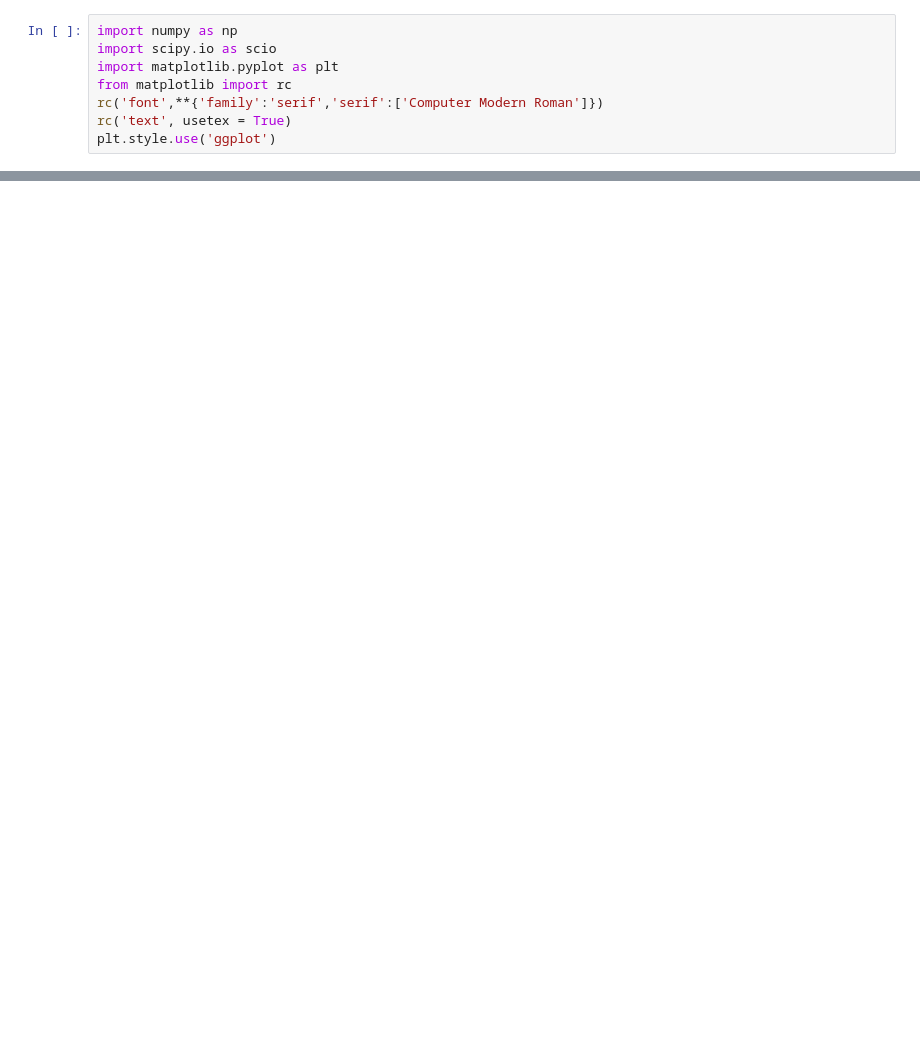
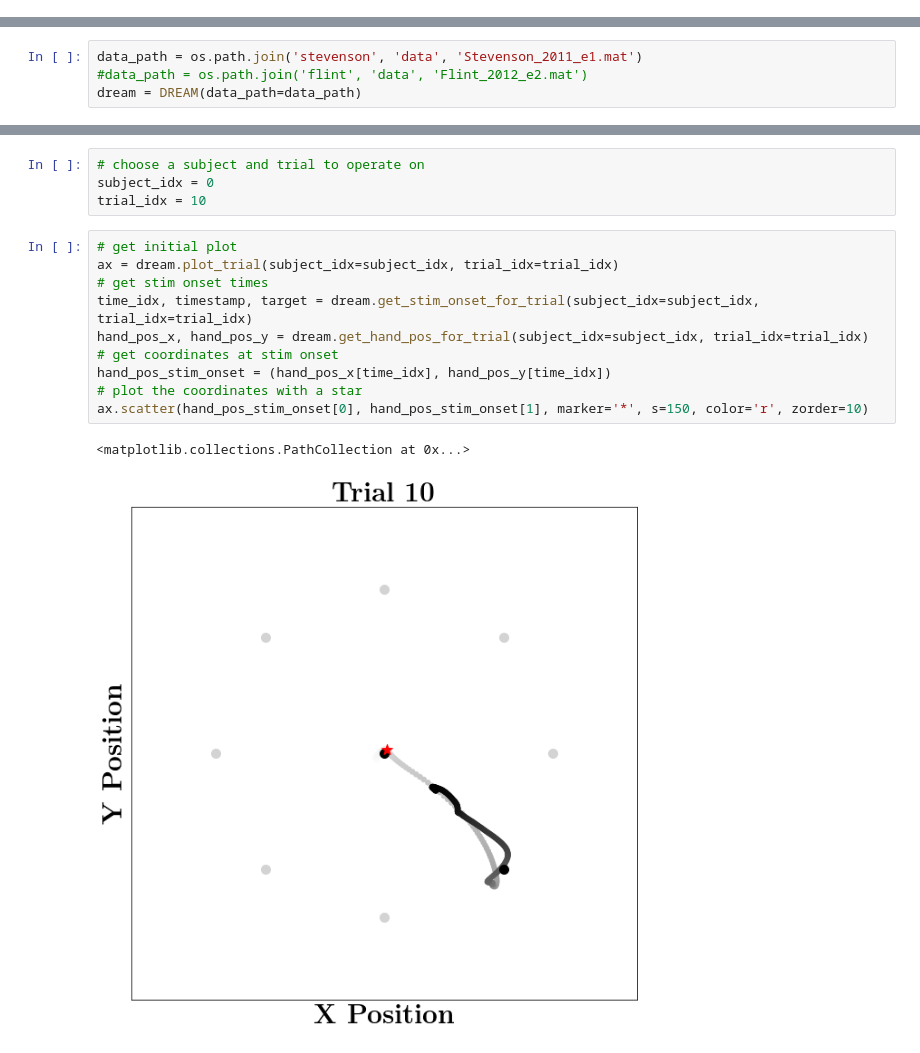
Before and after one commit to BouchardLab/neuropacks, a Jupyter notebook: DREAM/DREAM_tutorial.ipynb, the cells around one changed output, grey strips where cells are left out. Cells and saved outputs as stored; diff of their text form; blank space fills up the shorter version.

Commit message:
updated tutorial, dream utils

```diff
--- a/DREAM/DREAM_tutorial.ipynb
+++ b/DREAM/DREAM_tutorial.ipynb
@@ -3,8 +0,0 @@
-# %%
-import numpy as np
-import scipy.io as scio
-import matplotlib.pyplot as plt
-from matplotlib import rc
-rc('font',**{'family':'serif','serif':['Computer Modern Roman']})
-rc('text', usetex = True)
-plt.style.use('ggplot')
@@ -169,0 +37,4 @@ array([787.2155, 787.2255, 787.2355, 787.2455, 787.2555, 787.2655,
+# %%
+data_path = os.path.join('stevenson', 'data', 'Stevenson_2011_e1.mat')
+#data_path = os.path.join('flint', 'data', 'Flint_2012_e2.mat')
+dream = DREAM(data_path=data_path)
@@ -169,0 +69,17 @@ array([787.2155, 787.2255, 787.2355, 787.2455, 787.2555, 787.2655,
+# %%
+# choose a subject and trial to operate on
+subject_idx = 0
+trial_idx = 10
+# %%
+# get initial plot
+ax = dream.plot_trial(subject_idx=subject_idx, trial_idx=trial_idx)
+# get stim onset times
+time_idx, timestamp, target = dream.get_stim_onset_for_trial(subject_idx=subject_idx, trial_idx=trial_idx)
+hand_pos_x, hand_pos_y = dream.get_hand_pos_for_trial(subject_idx=subject_idx, trial_idx=trial_idx)
+# get coordinates at stim onset
+hand_pos_stim_onset = (hand_pos_x[time_idx], hand_pos_y[time_idx])
+# plot the coordinates with a star
+ax.scatter(hand_pos_stim_onset[0], hand_pos_stim_onset[1], marker='*', s=150, color='r', zorder=10)
+# %% [output]
+<matplotlib.collections.PathCollection at 0x...>
+[figure, added]
```
Also changed, not shown: parts of 37 cells of this notebook, 3 other files.
